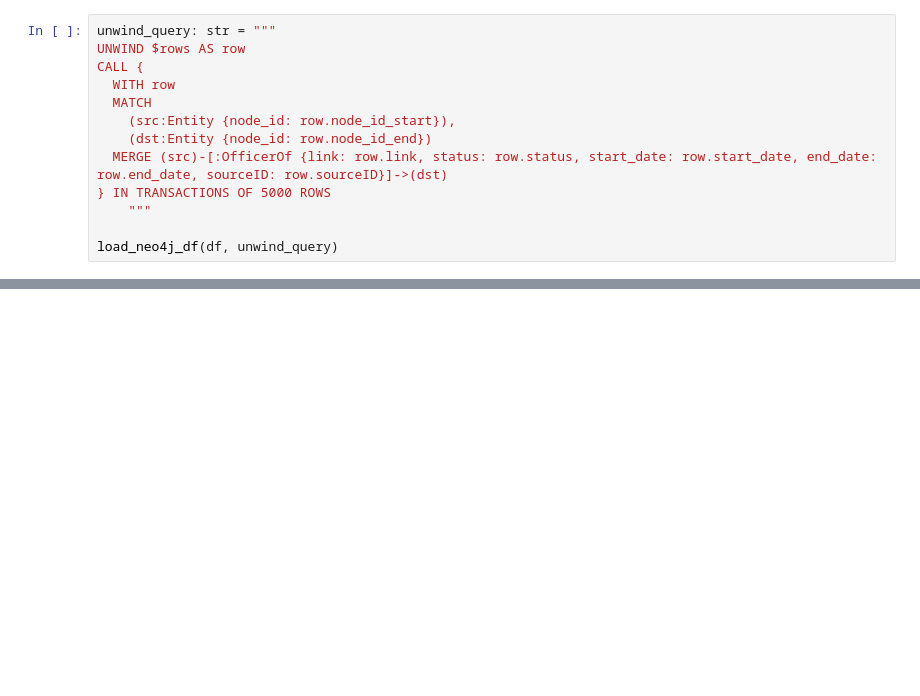
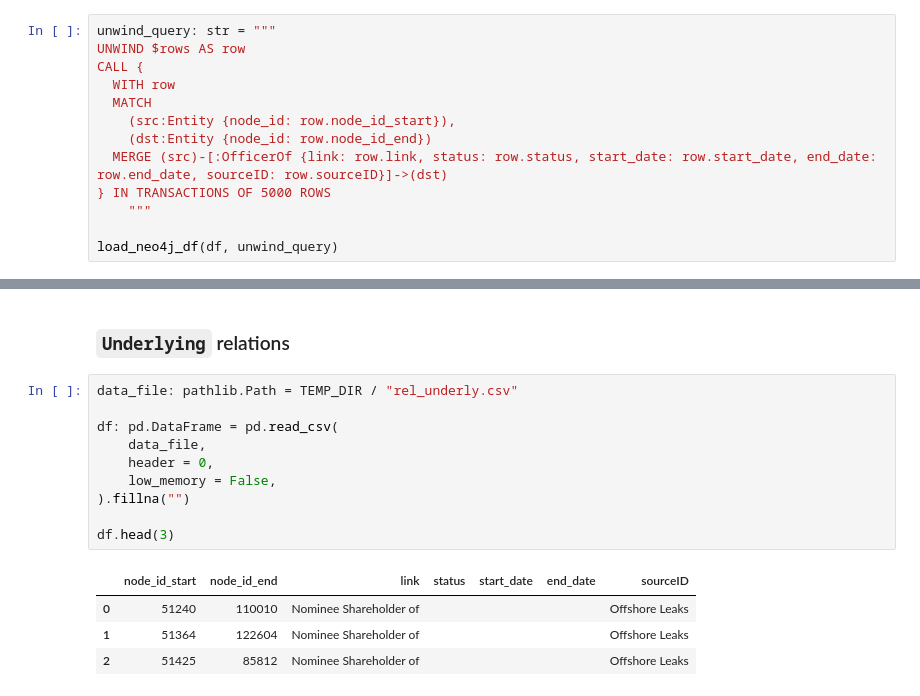
Before and after one commit to louisguitton/ERKG, a Jupyter notebook: icij/load_neo4j.ipynb, the cells around one changed output, grey strips where cells are left out. Cells and saved outputs as stored; diff of their text form; blank space fills up the shorter version.

```diff
--- a/icij/load_neo4j.ipynb
+++ b/icij/load_neo4j.ipynb
@@ -370,0 +451,17 @@ load_neo4j_df(df, unwind_query)
+# %% [markdown]
+### `Underlying` relations
+# %%
+data_file: pathlib.Path = TEMP_DIR / "rel_underly.csv"
+
+df: pd.DataFrame = pd.read_csv(
+    data_file,
+    header = 0,
+    low_memory = False,
+).fillna("")
+
+df.head(3)
+# %% [output]
+|  | node_id_start | node_id_end | link | status | start_date | end_date | sourceID |
+| 0 | 51240 | 110010 | Nominee Shareholder of |  |  |  | Offshore Leaks |
+| 1 | 51364 | 122604 | Nominee Shareholder of |  |  |  | Offshore Leaks |
+| 2 | 51425 | 85812 | Nominee Shareholder of |  |  |  | Offshore Leaks |
```
Also changed, not shown: parts of 19 cells of this notebook.
